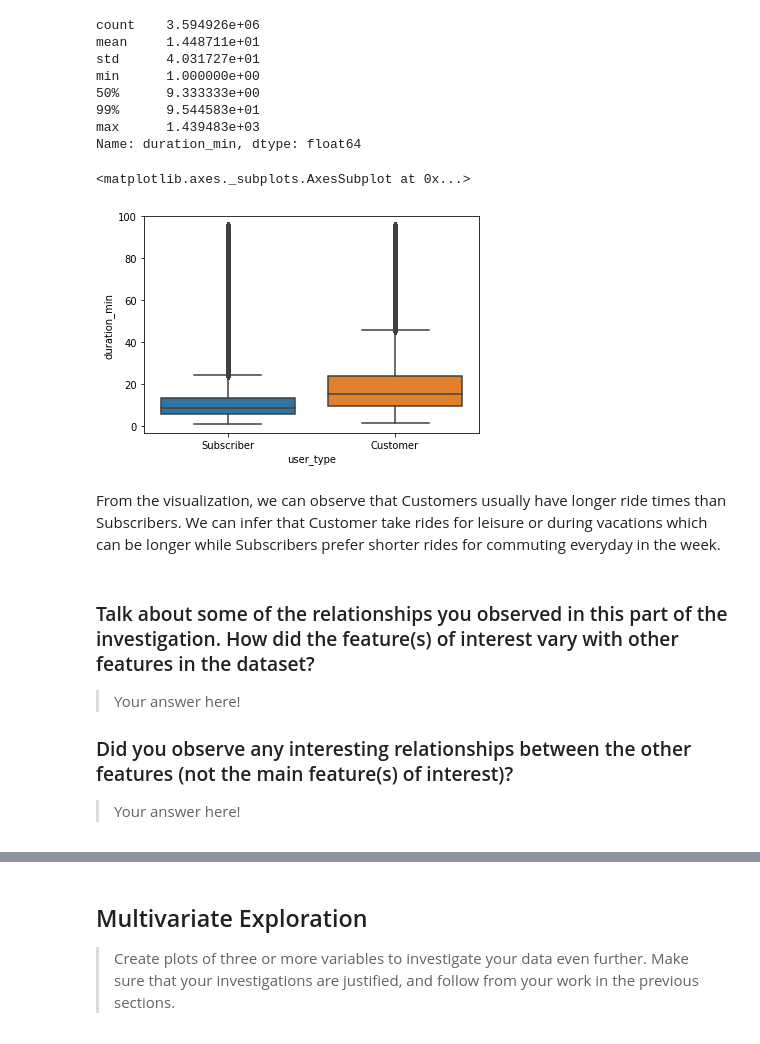
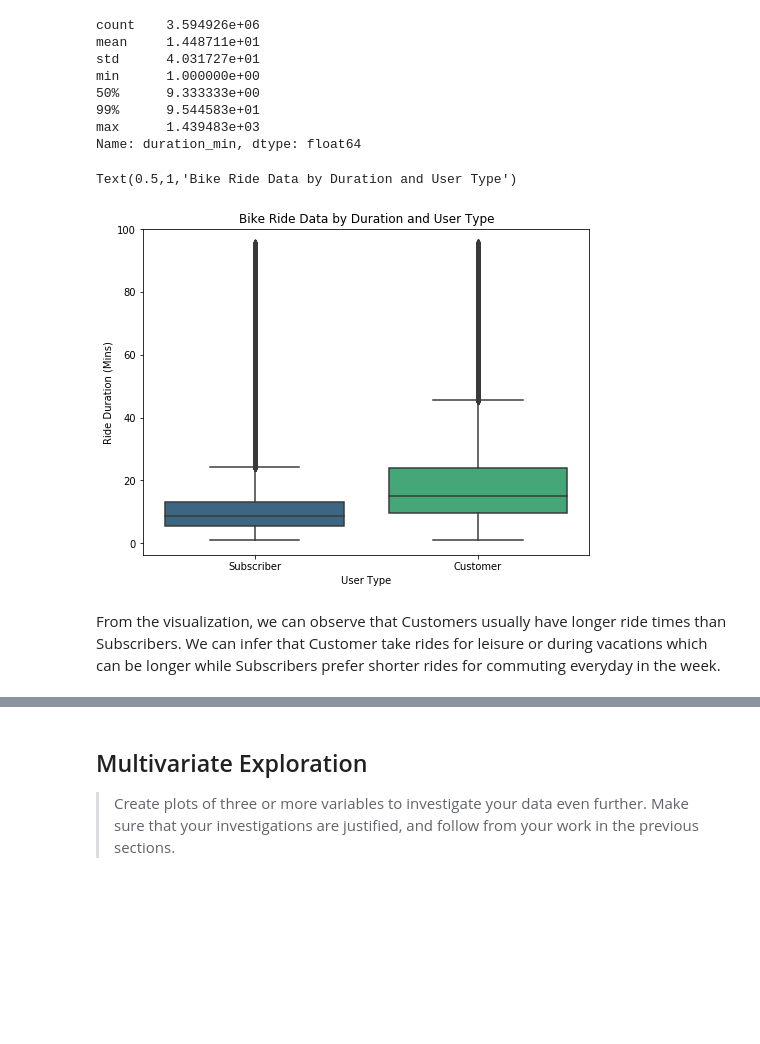
Before and after one commit to mkarkhan/Communicate-Data-Findings, a Jupyter notebook: exploratory_analysis.ipynb, the cells around one changed output, grey strips where cells are left out. Saved outputs shown, nothing was run; the diff lists cells and outputs as text; code cells hidden in the pictures; blank space fills up the shorter version.

Commit message:
Added Multivariate Exploration
type: feat
subject: Added code for Multivariate Exploration
body: Completed Bivariate Exploration and started section for Multivariate Exploration

```diff
--- a/exploratory_analysis.ipynb
+++ b/exploratory_analysis.ipynb
@@ -696,18 +693,14 @@ Name: duration_min, dtype: float64
 # %%
 # Since 99% of the data lies below 9.54 mins, we exclude data byond that values.
 bikedata_df_copy = bikedata_df_copy.query('duration_min <= 95.44')
-# %%
-sb.boxplot(data = bikedata_df_copy, x = 'user_type', y = 'duration_min')
-# %% [output]
-<matplotlib.axes._subplots.AxesSubplot at 0x...>
-[figure, removed]
+# %%
+plt.figure(figsize = [8,6])
+sb.boxplot(data = bikedata_df_copy, x = 'user_type', y = 'duration_min', palette = 'viridis')
+plt.xlabel('User Type')
+plt.ylabel('Ride Duration (Mins)')
+plt.title('Bike Ride Data by Duration and User Type')
+# %% [output]
+Text(0.5,1,'Bike Ride Data by Duration and User Type')
+[figure, added]
 # %% [markdown]
 From the visualization, we can observe that Customers usually have longer ride times than Subscribers. We can infer that Customer take rides for leisure or during vacations which can be longer while Subscribers prefer shorter rides for commuting everyday in the week.
-# %% [markdown]
-### Talk about some of the relationships you observed in this part of the investigation. How did the feature(s) of interest vary with other features in the dataset?
-
-> Your answer here!
-
-### Did you observe any interesting relationships between the other features (not the main feature(s) of interest)?
-
-> Your answer here!
```
Also changed, not shown: parts of 12 cells of this notebook.
